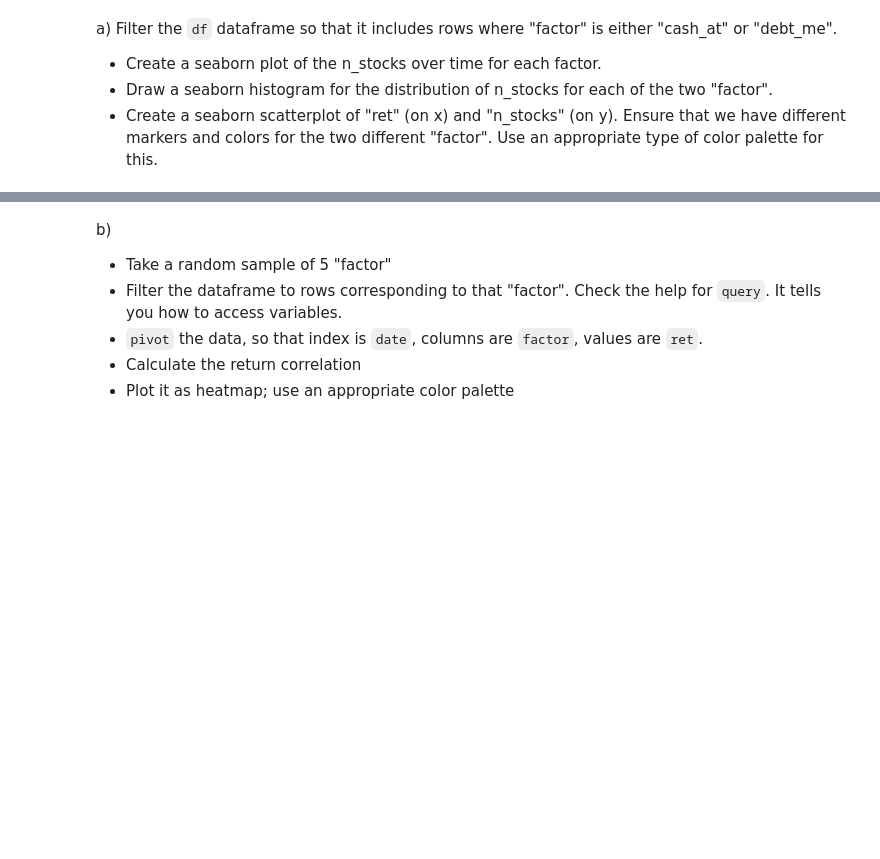
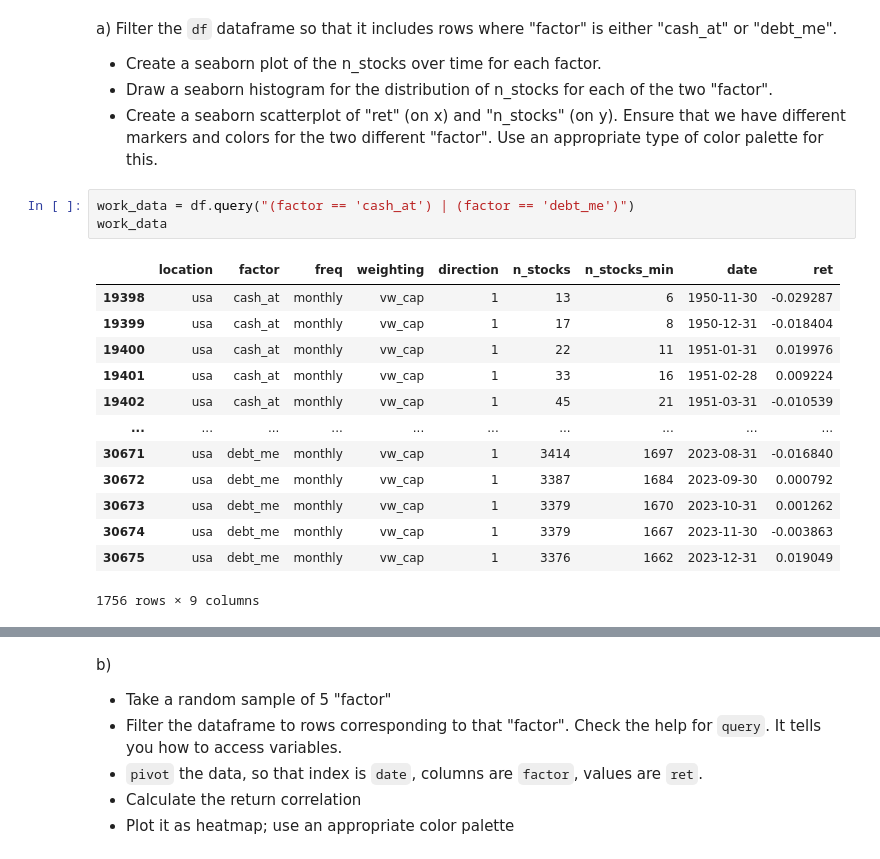
Before and after one commit to Segtanof/pyfin, a Jupyter notebook: 05_Data_Visualization.ipynb, the cells around one changed output, grey strips where cells are left out. Saved outputs shown, nothing was run; the diff lists cells and outputs as text; blank space fills up the shorter version.

```diff
--- a/05_Data_Visualization.ipynb
+++ b/05_Data_Visualization.ipynb
@@ -200,3 +179,20 @@ Filter the `df` dataframe so that it includes rows where "factor" is either "cas
 - Create a seaborn plot of the n_stocks over time for each factor.
 - Draw a seaborn histogram for the distribution of n_stocks for each of the two "factor".
 - Create a seaborn scatterplot of "ret" (on x) and "n_stocks" (on y). Ensure that we have different markers and colors for the two different "factor". Use an appropriate type of color palette for this.
+# %%
+work_data = df.query("(factor == 'cash_at') | (factor == 'debt_me')")
+work_data
+# %% [output]
+|  | location | factor | freq | weighting | direction | n_stocks | n_stocks_min | date | ret |
+| 19398 | usa | cash_at | monthly | vw_cap | 1 | 13 | 6 | 1950-11-30 | -0.029287 |
+| 19399 | usa | cash_at | monthly | vw_cap | 1 | 17 | 8 | 1950-12-31 | -0.018404 |
+| 19400 | usa | cash_at | monthly | vw_cap | 1 | 22 | 11 | 1951-01-31 | 0.019976 |
+| 19401 | usa | cash_at | monthly | vw_cap | 1 | 33 | 16 | 1951-02-28 | 0.009224 |
+| 19402 | usa | cash_at | monthly | vw_cap | 1 | 45 | 21 | 1951-03-31 | -0.010539 |
+| ... | ... | ... | ... | ... | ... | ... | ... | ... | ... |
+| 30671 | usa | debt_me | monthly | vw_cap | 1 | 3414 | 1697 | 2023-08-31 | -0.016840 |
+| 30672 | usa | debt_me | monthly | vw_cap | 1 | 3387 | 1684 | 2023-09-30 | 0.000792 |
+| 30673 | usa | debt_me | monthly | vw_cap | 1 | 3379 | 1670 | 2023-10-31 | 0.001262 |
+| 30674 | usa | debt_me | monthly | vw_cap | 1 | 3379 | 1667 | 2023-11-30 | -0.003863 |
+| 30675 | usa | debt_me | monthly | vw_cap | 1 | 3376 | 1662 | 2023-12-31 | 0.019049 |
+1756 rows × 9 columns
```
Also changed, not shown: parts of 6 cells of this notebook, 1 other file.
